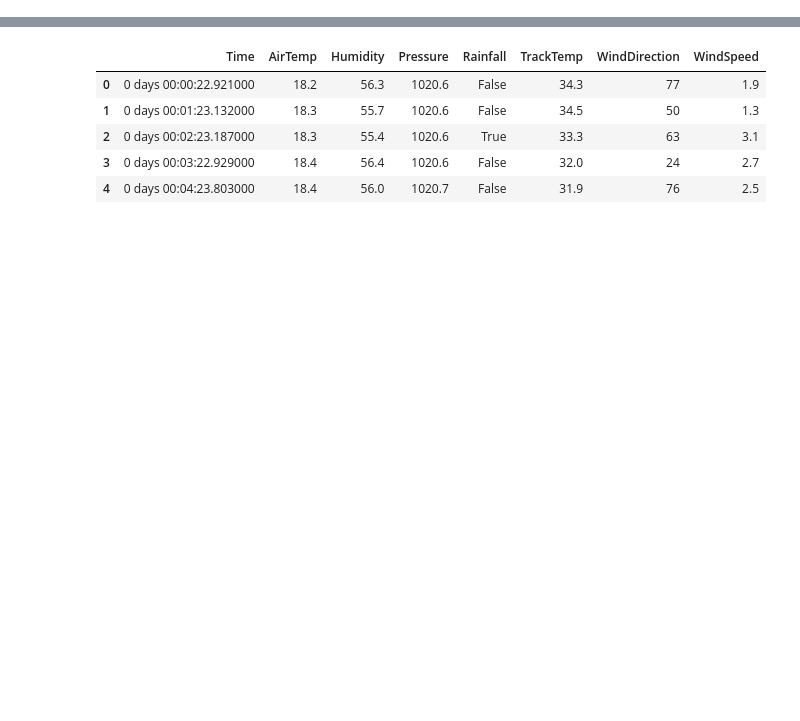
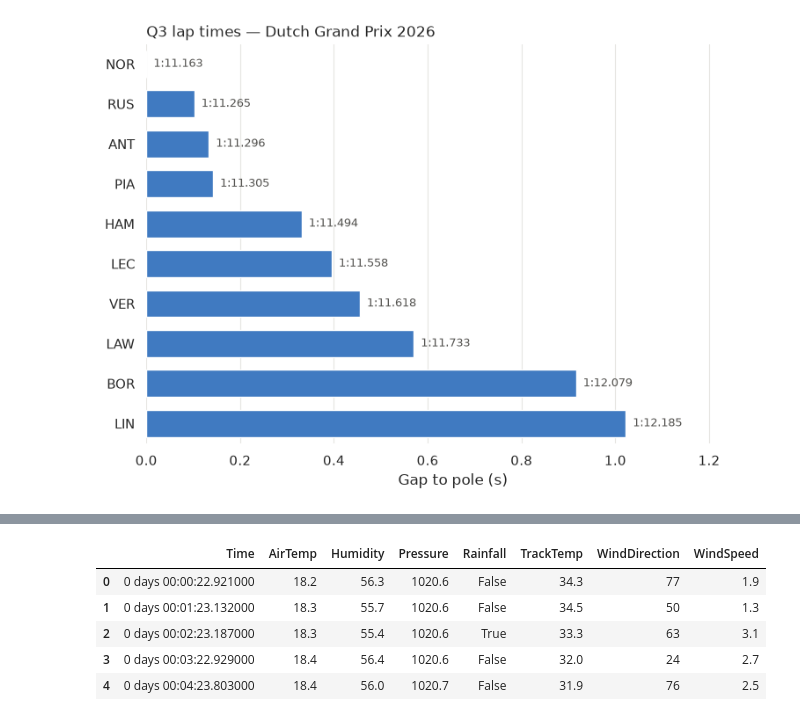
Before and after one commit to LukasBrookfield/f1-strategy-engine, a Jupyter notebook: notebooks/01_fastf1_test.ipynb, the cells around one changed output, grey strips where cells are left out. Drawn from its saved outputs; the diff is of its cells as text; code cells hidden in the pictures; blank space fills up the shorter version.

```diff
--- a/notebooks/01_fastf1_test.ipynb
+++ b/notebooks/01_fastf1_test.ipynb
@@ -41,31 +40,35 @@ core           INFO     Finished loading data for 22 drivers: ['1', '63', '12',
 # %%
 import matplotlib.pyplot as plt
 
 res = session.results.copy()
 res["Q3_sec"] = res["Q3"].dt.total_seconds()
 res = res.dropna(subset=["Q3_sec"]).sort_values("Q3_sec")
 res["Gap"] = res["Q3_sec"] - res["Q3_sec"].min()
 
 sns.set_theme(style="whitegrid")
 fig, ax = plt.subplots(figsize=(9, 0.45 * len(res) + 1.4))
 sns.barplot(data=res, y="Abbreviation", x="Gap", color="#2a78d6", width=0.68, ax=ax)
 
-for i, bar in enumerate(ax.patches):
-    bar.set_color(("#2a78d6", "#86b6ef")[i % 2])
-
 for bar, s in zip(ax.patches, res["Q3_sec"]):
-    ax.text(bar.get_width() + res["Gap"].max() * 0.015,
-            bar.get_y() + bar.get_height() / 2,
-            f"{int(s // 60)}:{s % 60:06.3f}",
-            va="center", ha="left", fontsize=9, color="#52514e")
+    ax.text(
+        bar.get_width() + res["Gap"].max() * 0.015,
+        bar.get_y() + bar.get_height() / 2,
+        f"{int(s // 60)}:{s % 60:06.3f}",
+        va="center",
+        ha="left",
+        fontsize=9,
+        color="#52514e",
+    )
 
 ax.set_xlim(0, res["Gap"].max() * 1.28)
 ax.set_xlabel("Gap to pole (s)")
 ax.set_ylabel("")
 ax.set_title("Q3 lap times \u2014 Dutch Grand Prix 2026", loc="left")
 ax.xaxis.grid(True, color="#e6e5e2", lw=0.8)
 ax.yaxis.grid(False)
 sns.despine(left=True, bottom=True)
+# %% [output]
+[figure, added]
 # %%
 session.laps.head()
 # %% [output]
```
Also changed, not shown: parts of 1 cell of this notebook.
